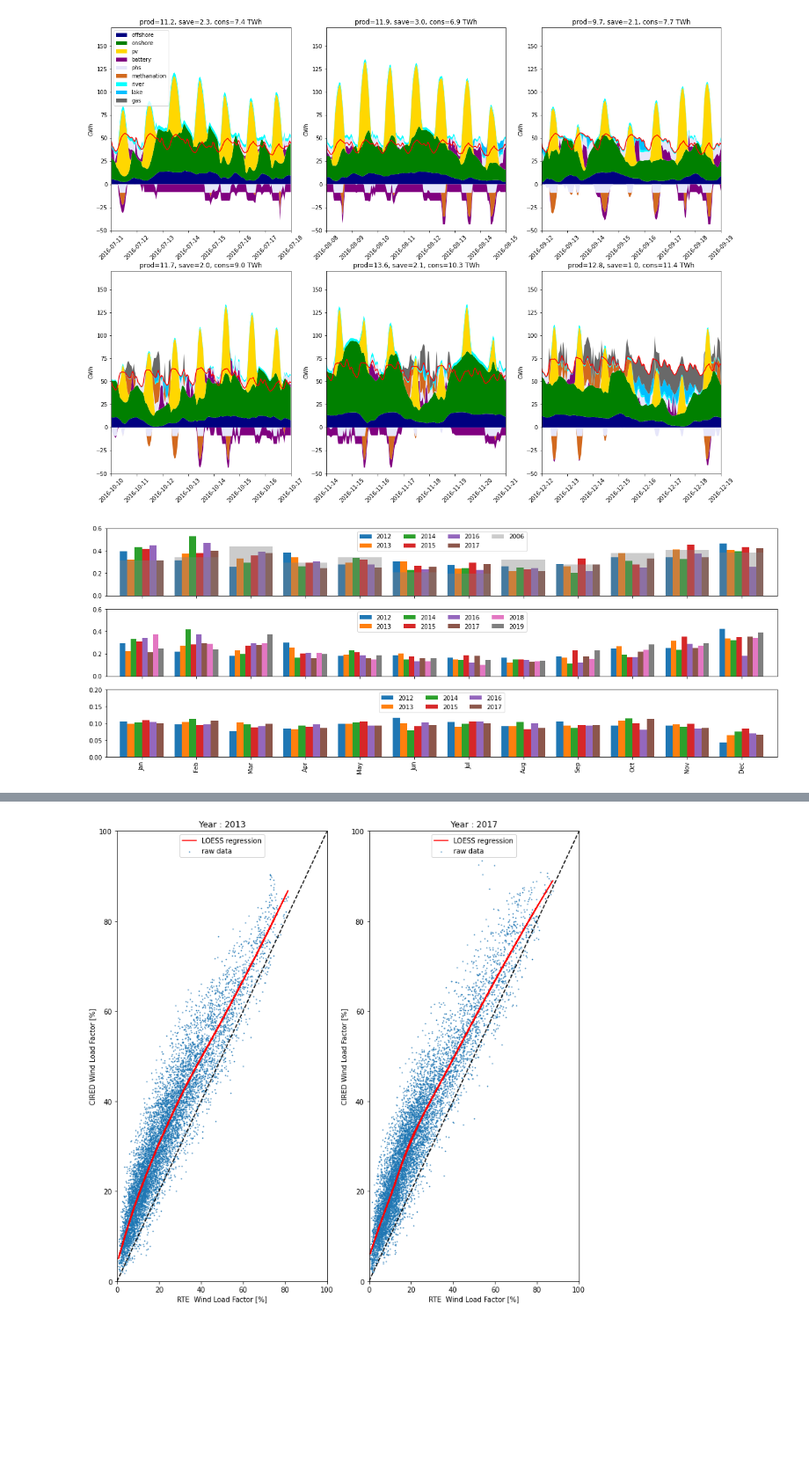
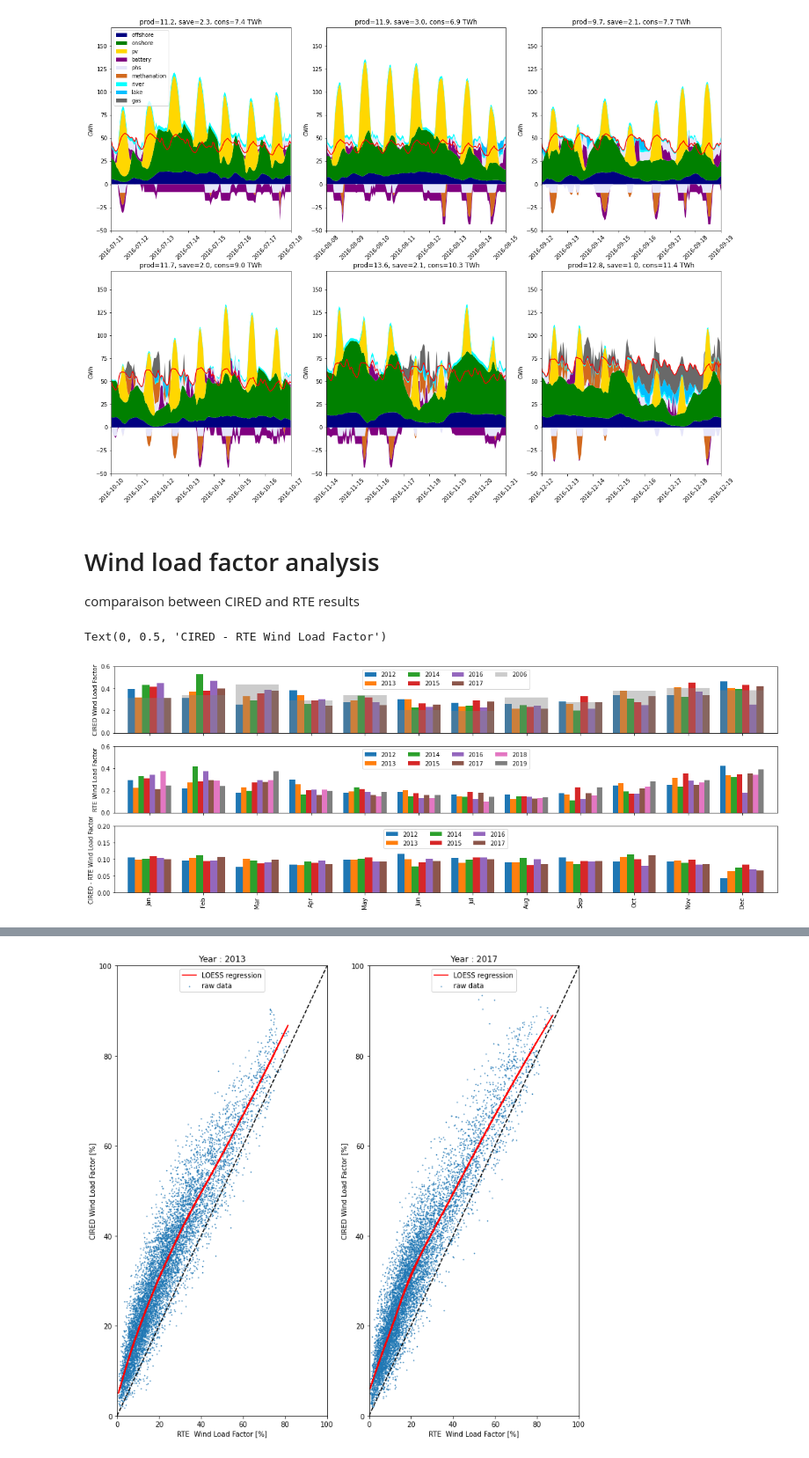
Before and after one commit to Bertin-fap/CIRED-ENS, a Jupyter notebook: CIRED-ENS.ipynb, the cells around one changed output, grey strips where cells are left out. Shown at 88% size. Cells and saved outputs as stored; diff of their text form; code cells hidden in the pictures; blank space fills up the shorter version.

```diff
--- a/CIRED-ENS.ipynb
+++ b/CIRED-ENS.ipynb
@@ -195,6 +198,9 @@ for split in range(2):
 # %% [output]
 [figure]
 [figure]
+# %% [markdown]
+# Wind load factor analysis
+comparaison between CIRED and RTE results
 # %%
 #vre_profiles2006.csv
 from pathlib import Path
@@ -213,14 +219,12 @@ def read_rte(year):
     Returns:
         B (dataframe): datafame of the RTE file
     '''
-
+    from pathlib import Path
     import pandas as pd
     import os
 
-    file = str(year) + '.xlsx'
-
-    directory = r"C:\Expert senior\SHIFT\Electricite"
-    path = os.path.join(directory, file)
+    directory_rte = Path.home()/Path('RTE_DATA')
+    path = directory_rte / Path(str(year) + '.xlsx')
 
     A = pd.read_excel(path,
                       skipfooter=1,                                  # skip the last line which is a comment
@@ -244,14 +248,12 @@ def read_parc_eolien():
     Returns:
         Pow_eol (dict): {year:nominal_pwer(GW)}
     '''
-
+    from pathlib import Path
     import pandas as pd
     import os
 
-    file = 'Évolution du parc éolien.csv'
-
-    directory = r"C:\Expert senior\SHIFT\Electricite"
-    path = os.path.join(directory, file)
+    directory_eol = Path.home()/Path('CIRED-ENS')
+    path = directory_eol / Path('Évolution du parc éolien.csv')
 
     Pow_eol = pd.read_csv(path, sep=';', parse_dates=['Date'],usecols=['Date','Terrestre'])
     Pow_eol.set_index('Date',inplace=True)
@@ -310,34 +312,38 @@ for year in range(2012,2020):
     dic_RTE_g[year] = (B['Eolien']/P_eol[year]).values
     dic_rte[str(year)] = (B['Eolien']/P_eol[year]) .resample('M').mean().values[0:12] # take 12 months
 
 LF_RTE = pd.DataFrame.from_dict(dic_rte)
 LF_RTE.index = [ 'Jan', 'Feb', 'Mar', 'Apr', 'May', 'Jun', 'Jul', 'Aug', 'Sep', 'Oct', 'Nov','Dec']
 
 ##############################
 #         plot results       #
 ##############################
 
 fig = plt.figure(figsize=(20,7))
 
 ax1 = plt.subplot(3,1,1)
 LF_onshore[['2012','2013','2014','2015','2016','2017']].plot(kind='bar', width=0.8, ax=ax1)
 LF_onshore[['2006']].plot(kind='bar', ax=ax1, alpha=0.4,color='grey', width=0.8)
 _=plt.ylim(0,0.6)
 ax1.legend(loc=9,ncol=4)
+plt.ylabel("CIRED Wind Load Factor")
 
 ax2 = plt.subplot(3,1,2,sharex = ax1)
 LF_RTE.plot(kind='bar', width=0.8, ax=ax2)
 ax2.legend(loc=9,ncol=4)
 _=plt.ylim(0,0.6)
+plt.ylabel("RTE Wind Load Factor")
 
 ax3 = plt.subplot(3,1,3,sharex = ax1)
 LF_diff = LF_onshore[["2012","2013","2014","2015","2016","2017"]]-LF_RTE[["2012","2013","2014","2015","2016","2017"]]
 
 LF_diff.plot(kind='bar', width=0.8, ax=ax3)
 ax3.legend(loc=9,ncol=3)
 _=plt.ylim(0,0.2)
+plt.ylabel("CIRED - RTE Wind Load Factor")
 # %% [output]
+Text(0, 0.5, 'CIRED - RTE Wind Load Factor')
-[figure, old version]
+[figure, new version]
 # %%
 import numpy as np
 fig = plt.figure(figsize=(12,20))
```
Also changed, not shown: parts of 3 cells of this notebook, 1 other file.
